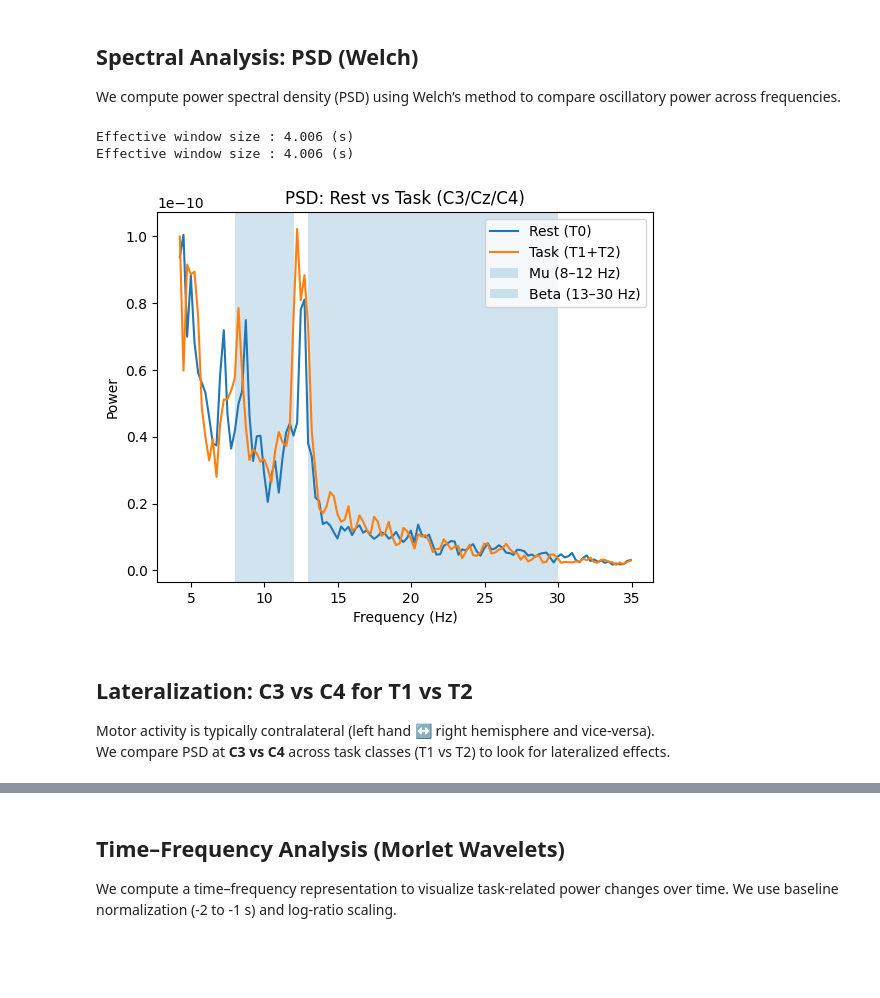
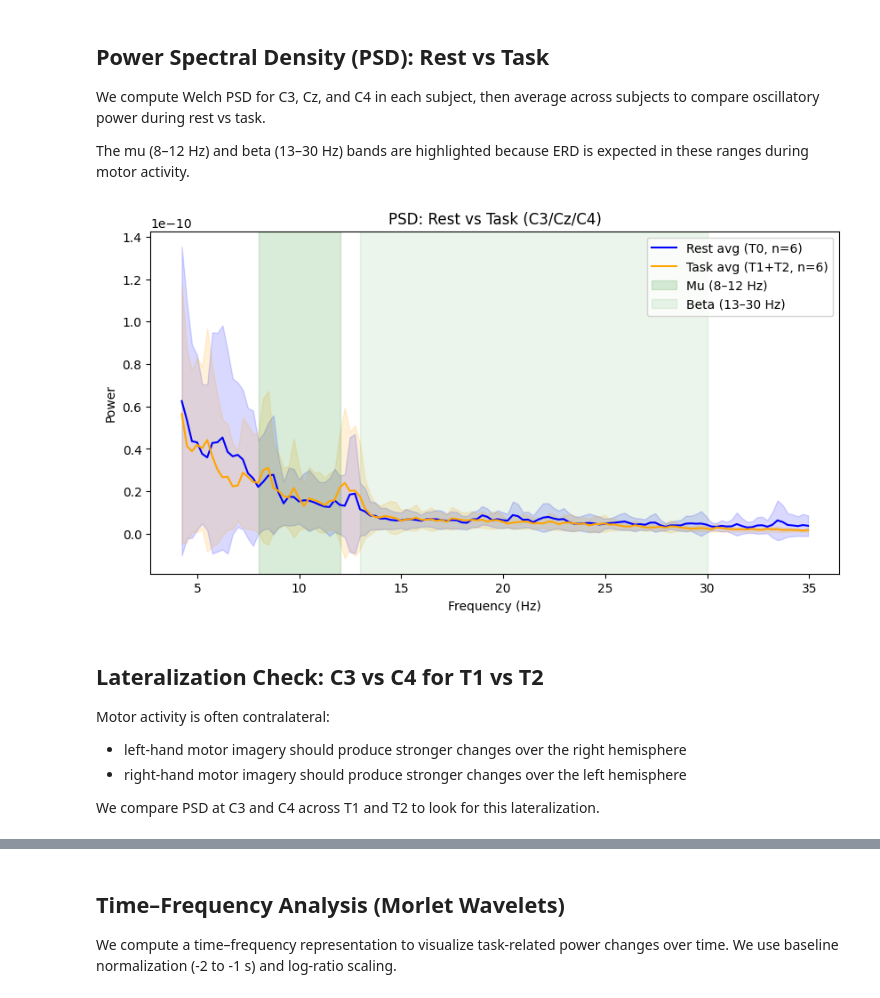
Before and after one commit to keeratkaurt/sensorimotor-erd-eeg-analysis, a Jupyter notebook: sensorimotor_eeg_analysis.ipynb, the cells around one changed output, grey strips where cells are left out. Drawn from its saved outputs; the diff is of its cells as text; code cells hidden in the pictures; blank space fills up the shorter version.

```diff
--- a/sensorimotor_eeg_analysis.ipynb
+++ b/sensorimotor_eeg_analysis.ipynb
@@ -94,2 +27,0 @@ We bandpass filter to remove slow drifts (<1 Hz) and high-frequency noise (>40 H
-# %%
-raw_filt = raw.copy().filter(l_freq=1.0, h_freq=40.0)
@@ -116,4 +27,0 @@ We extract events from annotations. The EEGBCI dataset typically uses T0/T1/T2 m
-# %%
-events, event_id = mne.events_from_annotations(raw_filt)
-print("event_id mapping:", event_id)
-events[:10]
@@ -137,0 +32,8 @@ We use a baseline window of **-2 to -1 seconds** before the event for normalizat
+# %%
+subjects = [1, 2, 3, 4, 5, 6]
+runs = [6]   # motor imagery run
+
+all_epochs_T0 = []
+all_epochs_T1 = []
+all_epochs_T2 = []
+all_epochs_task = []
@@ -172,48 +155,51 @@ Epoch counts: 14 7 8
-# %% [markdown]
-## Spectral Analysis: PSD (Welch)
-
-We compute power spectral density (PSD) using Welch’s method to compare oscillatory power across frequencies.
+# %% [markdown]
+## Power Spectral Density (PSD): Rest vs Task
+
+We compute Welch PSD for C3, Cz, and C4 in each subject, then average across subjects to compare oscillatory power during rest vs task.
+
+The mu (8–12 Hz) and beta (13–30 Hz) bands are highlighted because ERD is expected in these ranges during motor activity.
 # %%
 roi = ["C3", "Cz", "C4"]
 
-# collect PSD for all 6 subjects
 all_rest_psd = []
 all_task_psd = []
 
 for i in range(len(subjects)):
-    psd_rest = all_epochs_T0[i].copy().pick(roi).compute_psd(method="welch", fmin=4, fmax=35)
-    psd_task = all_epochs_task[i].copy().pick(roi).compute_psd(method="welch", fmin=4, fmax=35)
+    psd_rest = all_epochs_T0[i].copy().pick(roi).compute_psd(method="welch", fmin=4, fmax=35, verbose=False)
+    psd_task = all_epochs_task[i].copy().pick(roi).compute_psd(method="welch", fmin=4, fmax=35, verbose=False)
+
     all_rest_psd.append(psd_rest.get_data().mean(axis=(0, 1)))
     all_task_psd.append(psd_task.get_data().mean(axis=(0, 1)))
     freqs = psd_rest.freqs
 
 all_rest_psd = np.array(all_rest_psd)
 all_task_psd = np.array(all_task_psd)
 
 rest_mean = all_rest_psd.mean(axis=0)
 rest_std = all_rest_psd.std(axis=0)
 task_mean = all_task_psd.mean(axis=0)
 task_std = all_task_psd.std(axis=0)
 
-plt.figure()
+plt.figure(figsize=(10, 5))
 plt.plot(freqs, rest_mean, label="Rest avg (T0, n=6)", color="blue")
 plt.fill_between(freqs, rest_mean - rest_std, rest_mean + rest_std, alpha=0.15, color="blue")
 plt.plot(freqs, task_mean, label="Task avg (T1+T2, n=6)", color="orange")
 plt.fill_between(freqs, task_mean - task_std, task_mean + task_std, alpha=0.15, color="orange")
-plt.axvspan(8, 12, alpha=0.15, color="green", label="Mu (8-12 Hz)")
-plt.axvspan(13, 30, alpha=0.08, color="green", label="Beta (13-30 Hz)")
+plt.axvspan(8, 12, alpha=0.15, color="green", label="Mu (8–12 Hz)")
+plt.axvspan(13, 30, alpha=0.08, color="green", label="Beta (13–30 Hz)")
 plt.xlabel("Frequency (Hz)")
 plt.ylabel("Power")
 plt.title("PSD: Rest vs Task (C3/Cz/C4)")
 plt.legend()
 plt.show()
 # %% [output]
-Effective window size : 4.006 (s)
-Effective window size : 4.006 (s)
-[figure, old version]
+[figure, new version]
 # %% [markdown]
-## Lateralization: C3 vs C4 for T1 vs T2
+## Lateralization Check: C3 vs C4 for T1 vs T2
 
-Motor activity is typically contralateral (left hand ↔ right hemisphere and vice-versa).
-We compare PSD at **C3 vs C4** across task classes (T1 vs T2) to look for lateralized effects.
+Motor activity is often contralateral:
+- left-hand motor imagery should produce stronger changes over the right hemisphere
+- right-hand motor imagery should produce stronger changes over the left hemisphere
+
+We compare PSD at C3 and C4 across T1 and T2 to look for this lateralization.
 # %%
```
Also changed, not shown: parts of 26 cells of this notebook.
